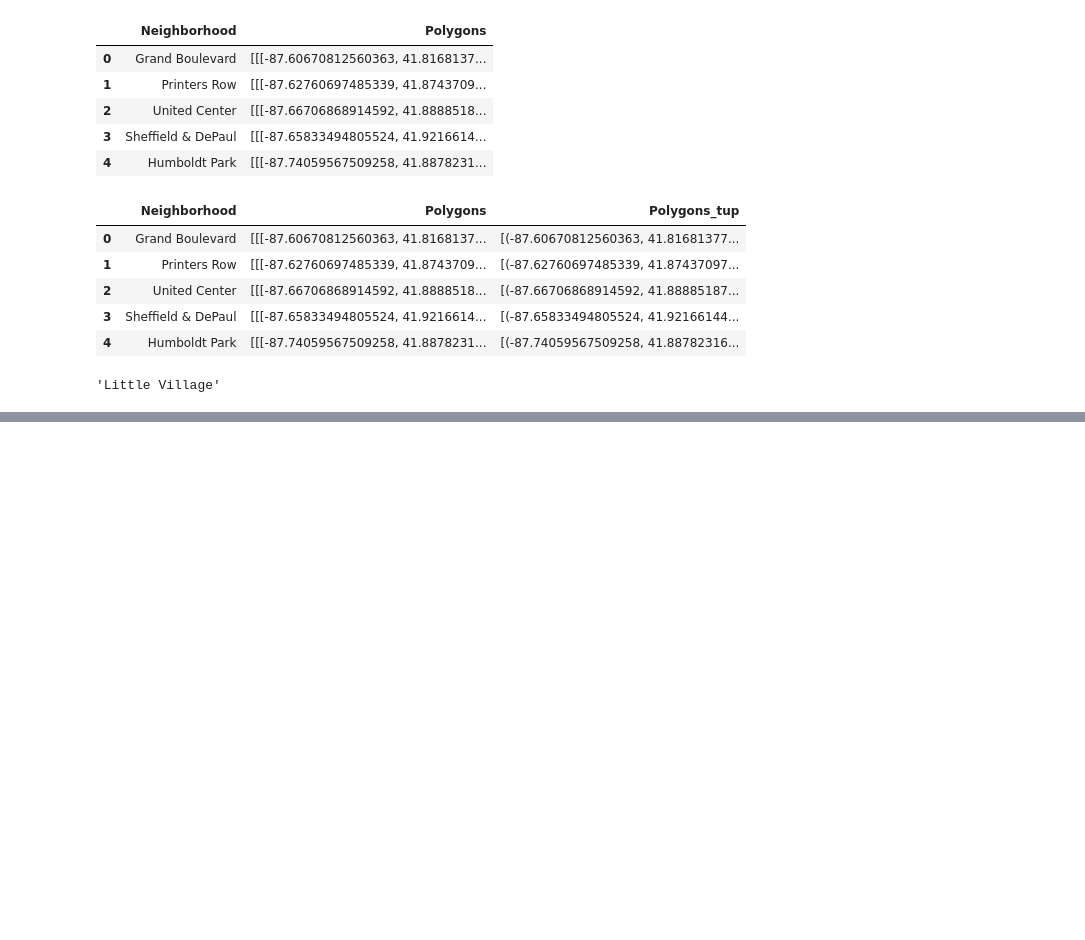
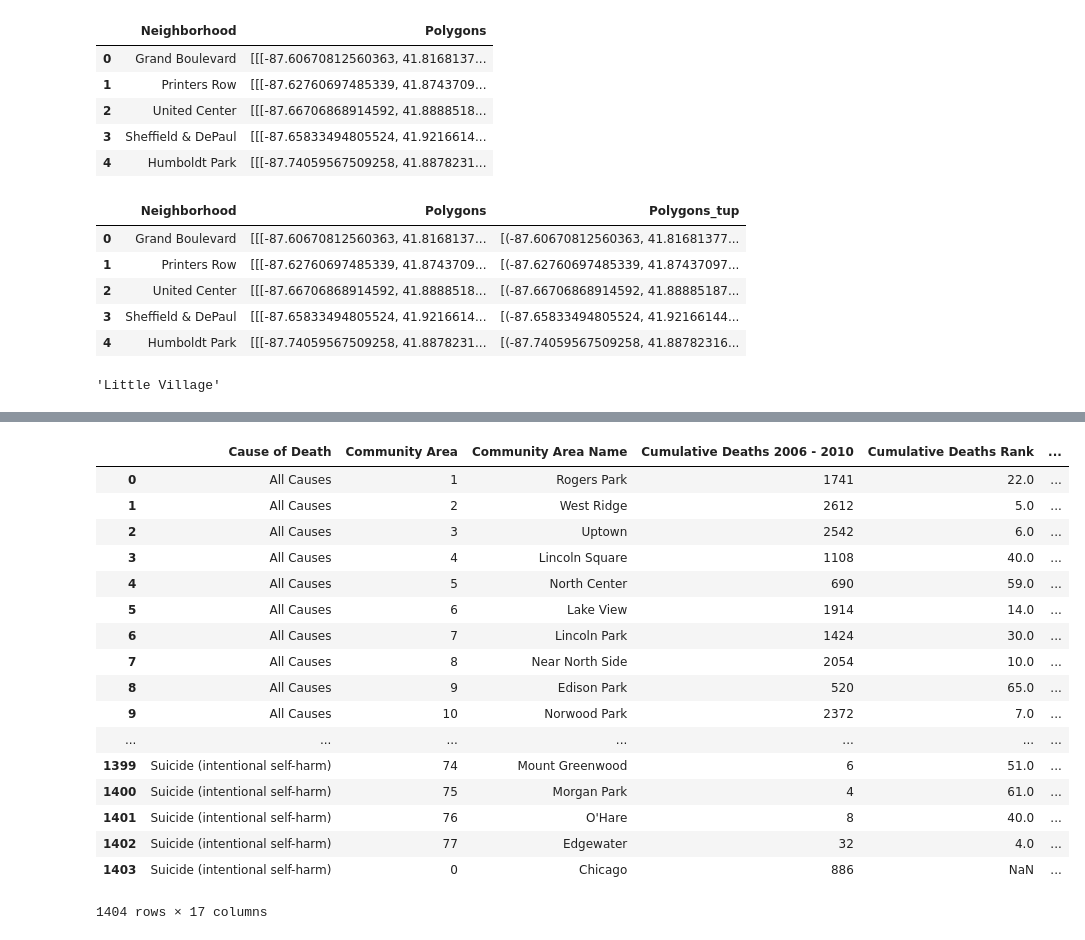
Before and after one commit to adithyansubramanian/Springboard_Capstone_project_1, a Jupyter notebook: Capstone_project_1.ipynb, the cells around one changed output, grey strips where cells are left out. Drawn from its saved outputs; the diff is of its cells as text; code cells hidden in the pictures; blank space fills up the shorter version.

```diff
--- a/Capstone_project_1.ipynb
+++ b/Capstone_project_1.ipynb
@@ -128,0 +262,2 @@ businesses = businesses.dropna()
+# %%
+deaths = pd.read_csv('Public_Health_Statistics-_Selected_underlying_causes_of_death_in_Chicago__2006___2010.csv')
@@ -128,0 +307,21 @@ businesses = businesses.dropna()
+# %%
+deaths
+# %% [output]
+|  | Cause of Death | Community Area | Community Area Name | Cumulative Deaths 2006 - 2010 | Cumulative Deaths Rank | ... |
+| 0 | All Causes | 1 | Rogers Park | 1741 | 22.0 | ... |
+| 1 | All Causes | 2 | West Ridge | 2612 | 5.0 | ... |
+| 2 | All Causes | 3 | Uptown | 2542 | 6.0 | ... |
+| 3 | All Causes | 4 | Lincoln Square | 1108 | 40.0 | ... |
+| 4 | All Causes | 5 | North Center | 690 | 59.0 | ... |
+| 5 | All Causes | 6 | Lake View | 1914 | 14.0 | ... |
+| 6 | All Causes | 7 | Lincoln Park | 1424 | 30.0 | ... |
+| 7 | All Causes | 8 | Near North Side | 2054 | 10.0 | ... |
+| 8 | All Causes | 9 | Edison Park | 520 | 65.0 | ... |
+| 9 | All Causes | 10 | Norwood Park | 2372 | 7.0 | ... |
+| ... | ... | ... | ... | ... | ... | ... |
+| 1399 | Suicide (intentional self-harm) | 74 | Mount Greenwood | 6 | 51.0 | ... |
+| 1400 | Suicide (intentional self-harm) | 75 | Morgan Park | 4 | 61.0 | ... |
+| 1401 | Suicide (intentional self-harm) | 76 | O'Hare | 8 | 40.0 | ... |
+| 1402 | Suicide (intentional self-harm) | 77 | Edgewater | 32 | 4.0 | ... |
+| 1403 | Suicide (intentional self-harm) | 0 | Chicago | 886 | NaN | ... |
+1404 rows × 17 columns
```
Also changed, not shown: parts of 31 cells of this notebook, 1 other file.
